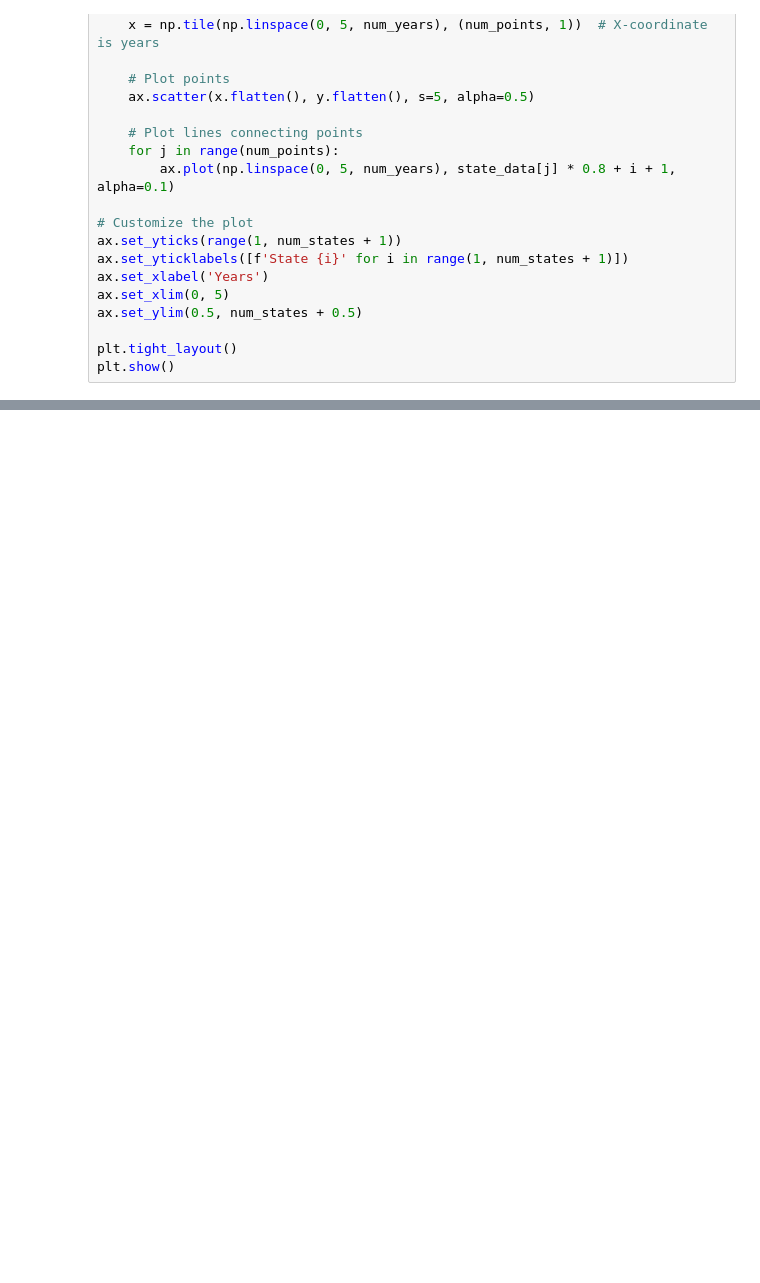
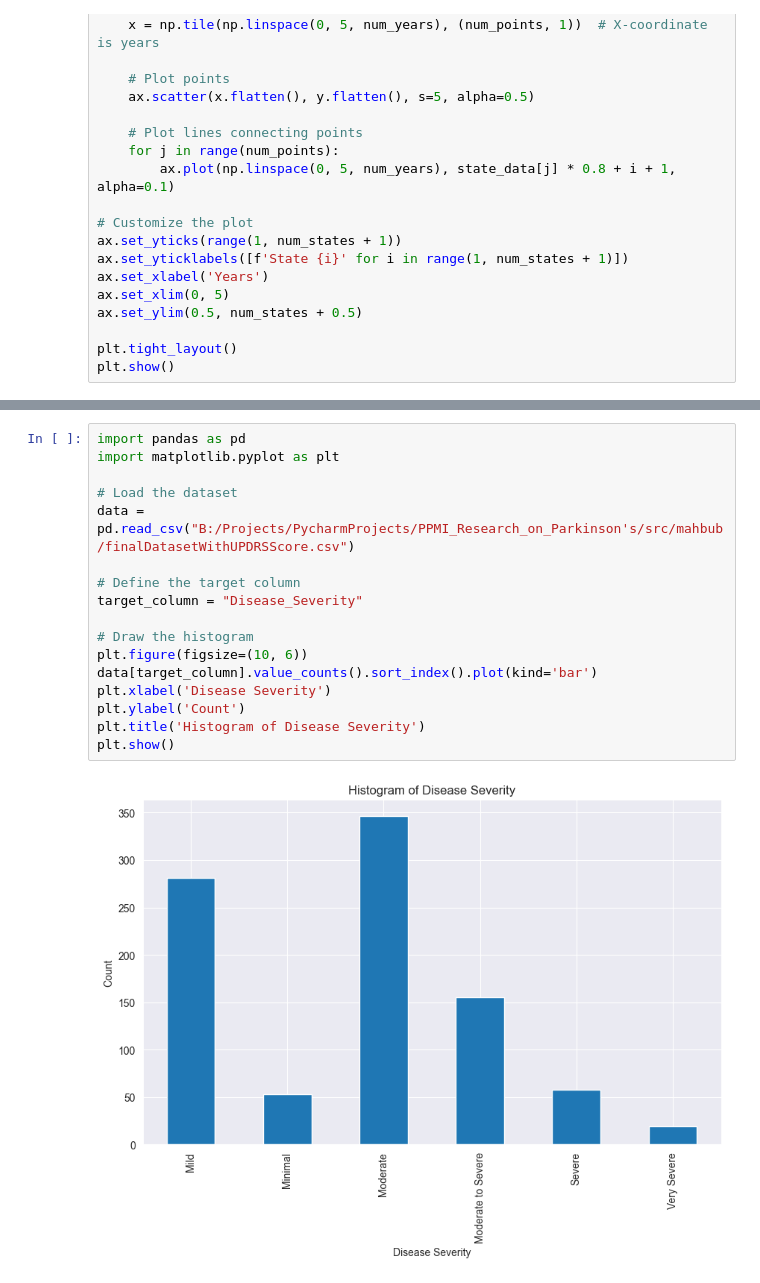
Before and after one commit to iammahbubalam/PPMI_Research_on_Parkinsons, a Jupyter notebook: src/mahbub/tabular_data.ipynb, the cells around one changed output, grey strips where cells are left out. Saved outputs shown, nothing was run; the diff lists cells and outputs as text; blank space fills up the shorter version.

```diff
--- a/src/mahbub/tabular_data.ipynb
+++ b/src/mahbub/tabular_data.ipynb
@@ -1225,0 +1635,19 @@ plt.show()
+# %%
+import pandas as pd
+import matplotlib.pyplot as plt
+
+# Load the dataset
+data = pd.read_csv("B:/Projects/PycharmProjects/PPMI_Research_on_Parkinson's/src/mahbub/finalDatasetWithUPDRSScore.csv")
+
+# Define the target column
+target_column = "Disease_Severity"
+
+# Draw the histogram
+plt.figure(figsize=(10, 6))
+data[target_column].value_counts().sort_index().plot(kind='bar')
+plt.xlabel('Disease Severity')
+plt.ylabel('Count')
+plt.title('Histogram of Disease Severity')
+plt.show()
+# %% [output]
+[figure, added]
```
Also changed, not shown: parts of 10 cells of this notebook, 10 other files.
